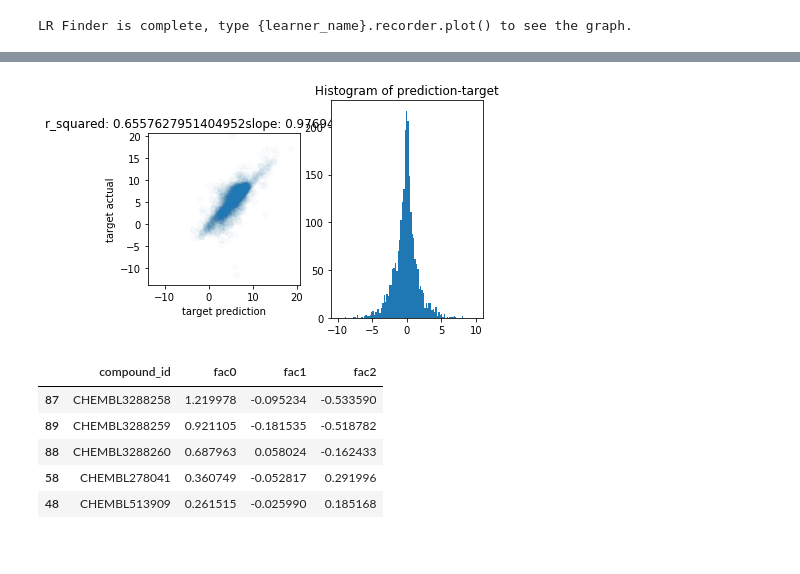
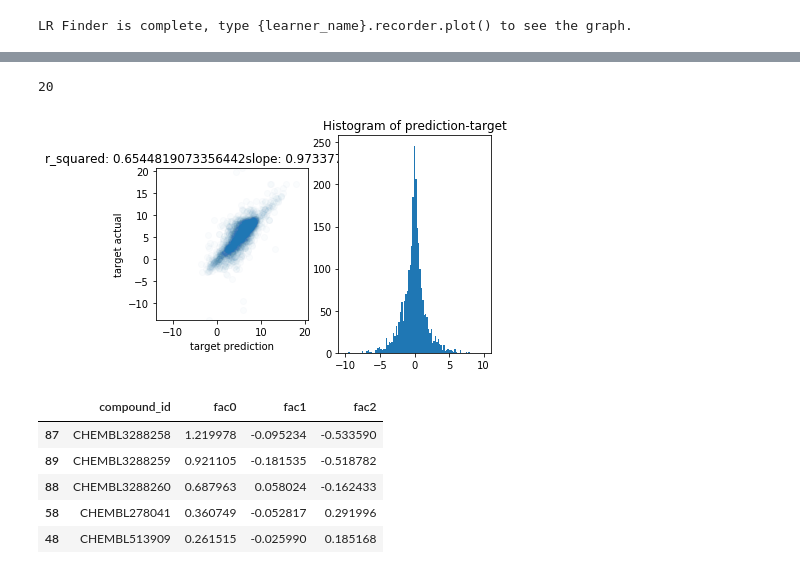
Before and after one commit to ohliumliu/fastai_v3, a Jupyter notebook: nbs/dl1/kinase/kinase.ipynb, the cells around one changed output, grey strips where cells are left out. Cells and saved outputs as stored; diff of their text form; code cells hidden in the pictures.

```diff
--- a/nbs/dl1/kinase/kinase.ipynb
+++ b/nbs/dl1/kinase/kinase.ipynb
@@ -487,15 +505,21 @@ Total time: 00:10
+# %%
+np.sum(Kd_learn_valid_df.target_id.str.contains('#na#'))
+# %% [output]
+20
 # %%
 # get rid of those cold starts
 Kd_preds = Kd_learn.get_preds(ds_type=DatasetType.Valid)
 Kd_learn_valid_df = pd.DataFrame(data=[str(i).split(';')[0] for i in list(Kd_learn.data.valid_ds.x)],
                                  columns=['compound_id'])
 Kd_learn_valid_df['target_id'] = [str(i).split(';')[1] for i in list(Kd_learn.data.valid_ds.x)]
 Kd_learn_valid_df['prediction'] = Kd_preds[0]
 Kd_learn_valid_df['target'] = Kd_preds[1]
-plot_preds(np.array(Kd_learn_valid_df[~Kd_learn_valid_df.compound_id.str.contains('#na#')]['prediction']),
-           np.array(Kd_learn_valid_df[~Kd_learn_valid_df.compound_id.str.contains('#na#')]['target']))
+plot_preds(np.array(Kd_learn_valid_df[(~Kd_learn_valid_df.compound_id.str.contains('#na#'))&
+                                     (~Kd_learn_valid_df.target_id.str.contains('#na#'))]['prediction']),
+           np.array(Kd_learn_valid_df[~Kd_learn_valid_df.compound_id.str.contains('#na#')&
+                                     (~Kd_learn_valid_df.target_id.str.contains('#na#'))]['target']))
 # %% [output]
-[figure, old version]
+[figure, new version]
 # %%
 # find most frequent compunds
 top_compounds = df_Kd.groupby('compound_id')[target_name].count().sort_values(ascending=False).index.values[:100]
```
Also changed, not shown: parts of 27 cells of this notebook, 1 other file.
